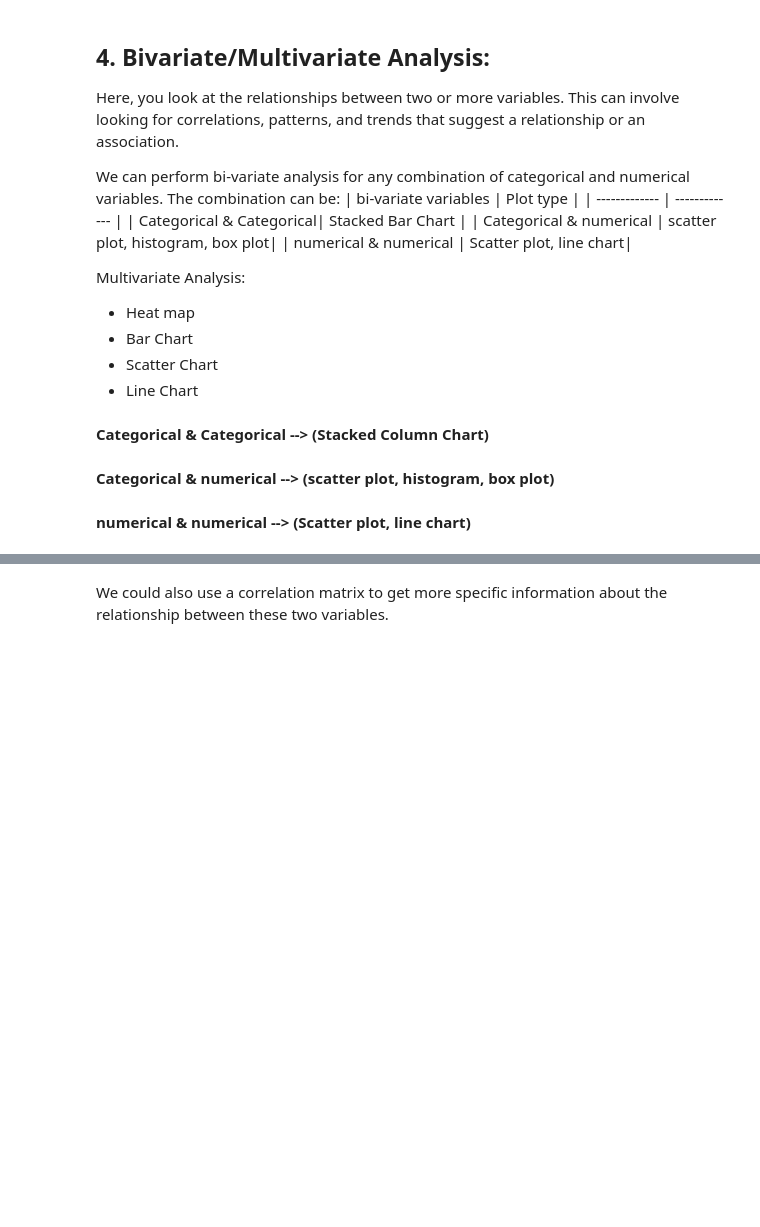
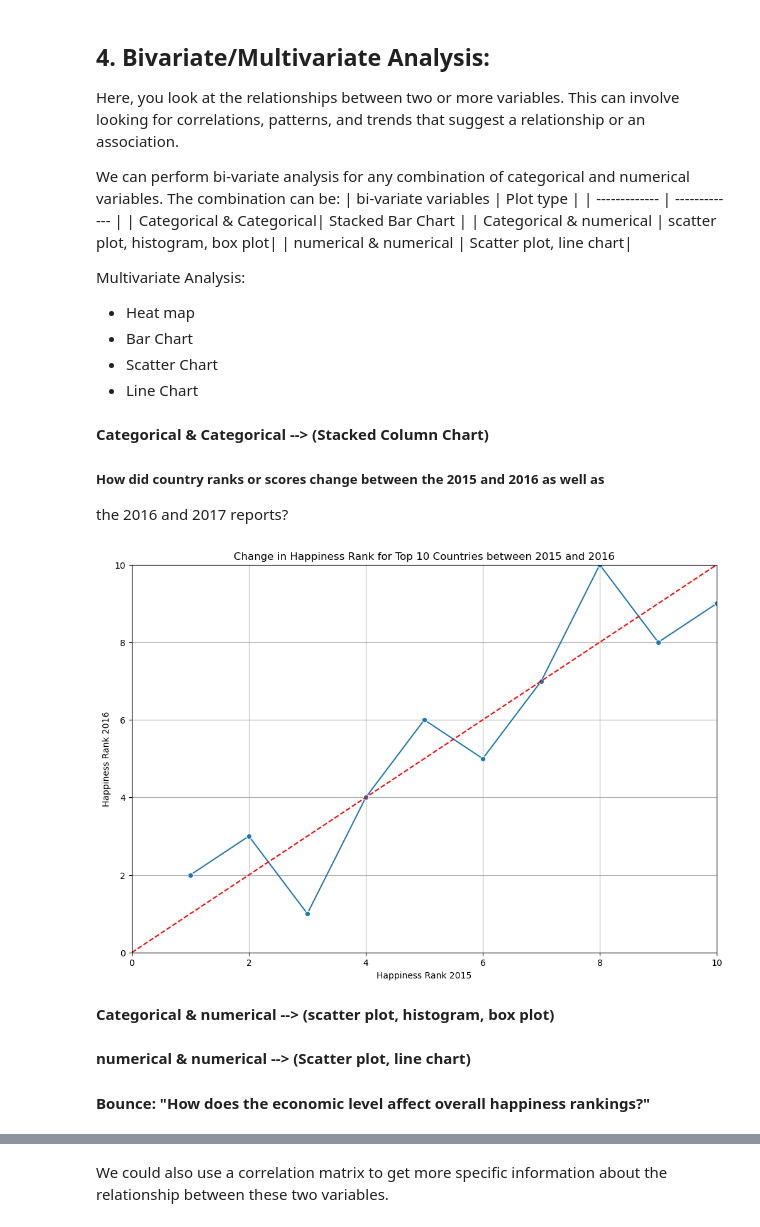
Before and after one commit to Ola033/Usecase-2, a Jupyter notebook: EDA explain templateOla.ipynb, the cells around one changed output, grey strips where cells are left out. Saved outputs shown, nothing was run; the diff lists cells and outputs as text; code cells hidden in the pictures; blank space fills up the shorter version.

```diff
--- a/EDA explain templateOla.ipynb
+++ b/EDA explain templateOla.ipynb
@@ -251,14 +142,8 @@ Assess whether the data is appropriate and applicable for the intended analysis.
 # Deleting irrelevant columns
 
 columns_to_delete = ['Standard Error']
-data_2015.drop(columns=columns_to_delete, axis=1, inplace=True, errors='ignore')
-print(data_2015.info())
-
-
-# Deleting unimportant column
-
-combined_df.drop(columns=['Region'], axis=1, inplace=True, errors='ignore')
-print(combined_df)
+df_data_2015.drop(columns=columns_to_delete, axis=1, inplace=True, errors='ignore')
+print(df_data_2015.info())
 # %% [output]
 <class 'pandas.core.frame.DataFrame'>
 RangeIndex: 158 entries, 0 to 157
@@ -588,7 +586,65 @@ Multivariate Analysis:
 - Line Chart
 # %% [markdown]
 **Categorical & Categorical --> (Stacked Column Chart)**
+
+
+##### How did country ranks or scores change between the 2015 and 2016 as well as
+the 2016 and 2017 reports?
+# %%
+
+
+# 2. Create copies of the datasets to preserve the original data
+data_2015_copy = data_2015.copy()
+data_2016_copy = data_2016.copy()
+
+# 3. Merge the datasets based on 'Country'
+merged_data = pd.merge(data_2015_copy[['Country', 'Happiness Rank']],
+                        data_2016_copy[['Country', 'Happiness Rank']],
+                        on='Country',
+                        suffixes=('_2015', '_2016'))
+
+
+
+
+# 4. Filter to get the top 10 countries based on Happiness Rank in 2015
+top_10_countries = merged_data.nsmallest(10, 'Happiness Rank_2015')
+
+# 5. Create the line plot to visualize rank changes for the top 10 countries
+plt.figure(figsize=(12, 8))
+
+# 6. Plotting the line chart with markers for the top 10 countries
+sns.lineplot(data=top_10_countries,
+             x='Happiness Rank_2015',
+             y='Happiness Rank_2016',
+             marker='o')
+
+# 7. Set the title and labels
+plt.title('Change in Happiness Rank for Top 10 Countries between 2015 and 2016')
+plt.xlabel('Happiness Rank 2015')
+plt.ylabel('Happiness Rank 2016')
+
+# 8. Add a reference line (y = x)
+plt.axline((0, 0), slope=1, color='red', linestyle='--')  # Reference line indicating no change
+
+#If the point is above the reference line (y = x), it means that the happiness ranking for that country has improved.
+#If the point is below the line, it means that the happiness ranking has decreased.
+
+
+
+
+# 9. Set limits for the axes
+plt.xlim(0, 10)  # Adjust limits to focus on the top 10
+plt.ylim(0, 10)  # Adjust limits to focus on the top 10
+
+# 10. Add a grid for better readability
+plt.grid()
+
+# 11. Show the plot
+plt.show()
+# %% [output]
+[figure, added]
 # %% [markdown]
 **Categorical & numerical --> (scatter plot, histogram, box plot)**
 # %% [markdown]
 **numerical & numerical --> (Scatter plot, line chart)**
+#### Bounce: "How does the economic level affect overall happiness rankings?"
```
Also changed, not shown: parts of 34 cells of this notebook.
